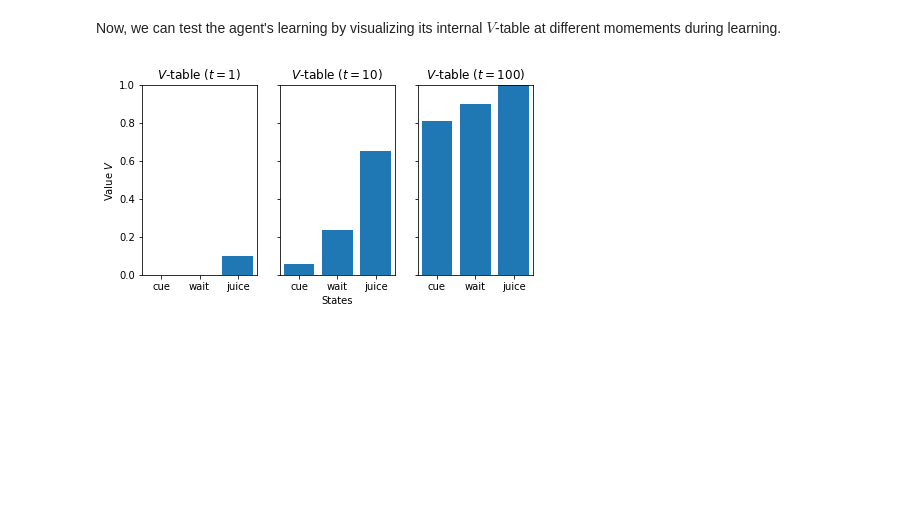
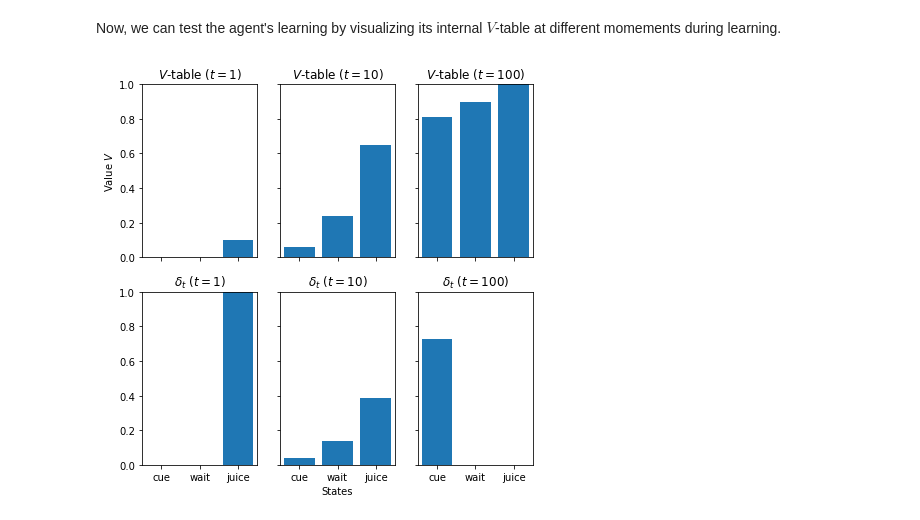
Before and after one commit to TheRealDrDre/CompCogNeuro, a Jupyter notebook: RL/RL1_agents.ipynb, the cells around one changed output. Saved outputs shown, nothing was run; the diff lists cells and outputs as text; code cells hidden in the pictures; blank space fills up the shorter version.

```diff
--- a/RL/RL1_agents.ipynb
+++ b/RL/RL1_agents.ipynb
@@ -154,0 +183,24 @@ def plot_v_table(Vtable, axes, title="V table"):
+# %%
+states = ["cue", "wait", "juice", None]
+
+a = TDAgent()
+e = Environment()
+
+fig, axs = plt.subplots(1,3, figsize=(7,3.5), sharey=True)
+
+for ax in axs.flat:
+    ax.label_outer()
+
+axs[0].set_ylabel(r"Value $V$")
+axs[1].set_xlabel("States")
+
+run_trials(e, a, 1)
+plot_v_table(a.V, axs[0], r"$V$-table ($t=1$)")
+
+run_trials(e, a, 9)
+plot_v_table(a.V, axs[1], r"$V$-table ($t=10$)")
+
+run_trials(e, a, 90)
+plot_v_table(a.V, axs[2], r"$V$-table ($t=100$)")
+
+plt.savefig("figures/vtable.png")
@@ -157,26 +211,29 @@ Now, we can test the agent's learning by visualizing its internal $V$-table at d
 # %%
 states = ["cue", "wait", "juice", None]
 
 a = TDAgent()
 e = Environment()
 
-fig, axs = plt.subplots(1,3, figsize=(7,3.5), sharey=True)
+fig, axs = plt.subplots(2,3, figsize=(7,7), sharey=True)
 
 for ax in axs.flat:
     ax.label_outer()
 
-axs[0].set_ylabel(r"Value $V$")
-axs[1].set_xlabel("States")
+axs[0,0].set_ylabel(r"Value $V$")
+axs[1,1].set_xlabel("States")
 
 run_trials(e, a, 1)
-plot_v_table(a.V, axs[0], r"$V$-table ($t=1$)")
+plot_v_table(a.V, axs[0, 0], r"$V$-table ($t=1$)")
+plot_rpes(a.RPE, axs[1, 0], r"$\delta_t$ ($t=1$)")
 
 run_trials(e, a, 9)
-plot_v_table(a.V, axs[1], r"$V$-table ($t=10$)")
+plot_v_table(a.V, axs[0, 1], r"$V$-table ($t=10$)")
+plot_rpes(a.RPE, axs[1, 1], r"$\delta_t$ ($t=10$)")
 
 run_trials(e, a, 90)
-plot_v_table(a.V, axs[2], r"$V$-table ($t=100$)")
+plot_v_table(a.V, axs[0, 2], r"$V$-table ($t=100$)")
+plot_rpes(a.RPE, axs[1, 2], r"$\delta_t$ ($t=100$)")
 
-plt.savefig("figures/vtable.png")
+plt.savefig("figures/vtable_rpe.png")
 # %% [output]
-[figure, old version]
+[figure, new version]
```
Also changed, not shown: parts of 7 cells of this notebook, 5 other files.
